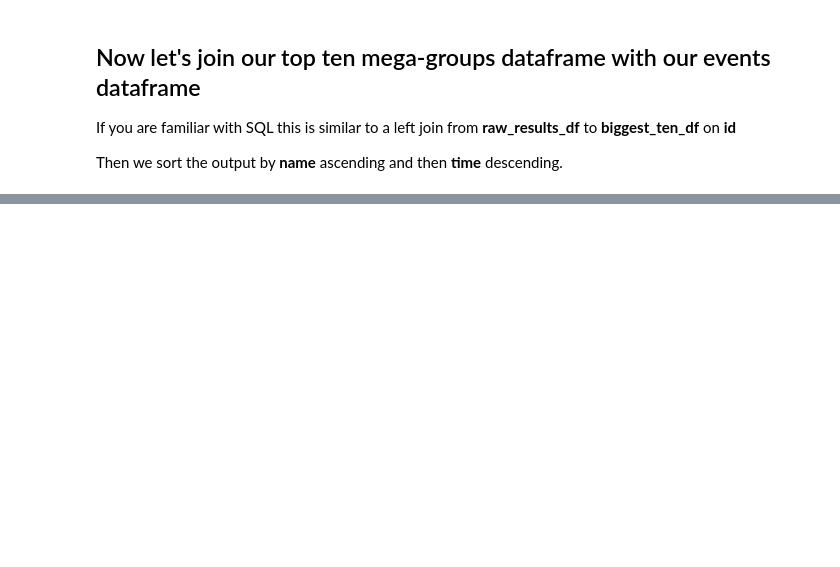
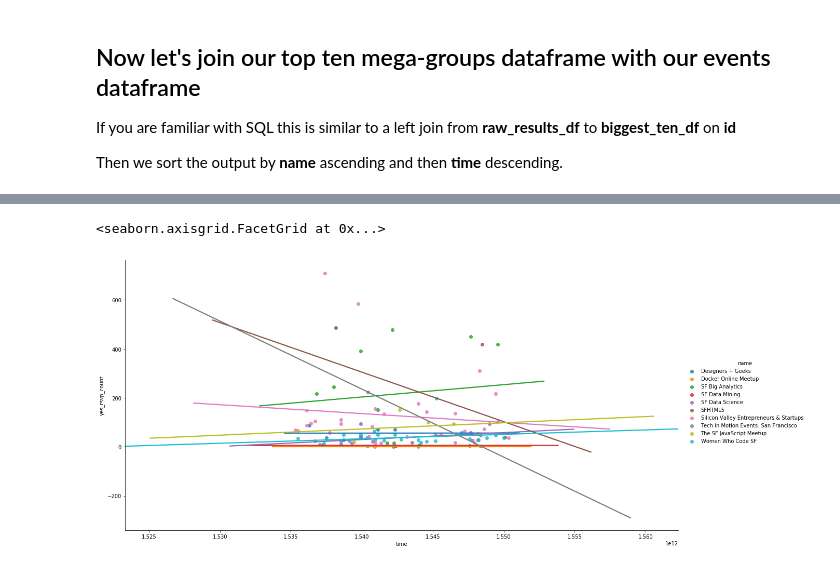
Before and after one commit to redpanda-ai/datascience_challenges, a Jupyter notebook: 01_explore_meetup_api/explore_sf_meetups.ipynb, the cells around one changed output, grey strips where cells are left out. Drawn from its saved outputs; the diff is of its cells as text; code cells hidden in the pictures; blank space fills up the shorter version.

Commit message:
Adding stats library; adding new plots and new conclusions

```diff
--- a/01_explore_meetup_api/explore_sf_meetups.ipynb
+++ b/01_explore_meetup_api/explore_sf_meetups.ipynb
@@ -591,3 +641,9 @@ final_df.sort_values(by=['name', 'time'], ascending=[True, False])
+# %%
+# import statsmodels.api as sm
+sb.lmplot("time", "yes_rsvp_count", data=final_df, hue="name", height=8, aspect=2, order=1, ci=None)
+# %% [output]
+<seaborn.axisgrid.FacetGrid at 0x...>
+[figure, added]
 # %% [markdown]
 ### Ah, this is interesting
 
```
Also changed, not shown: parts of 34 cells of this notebook, 1 other file.
